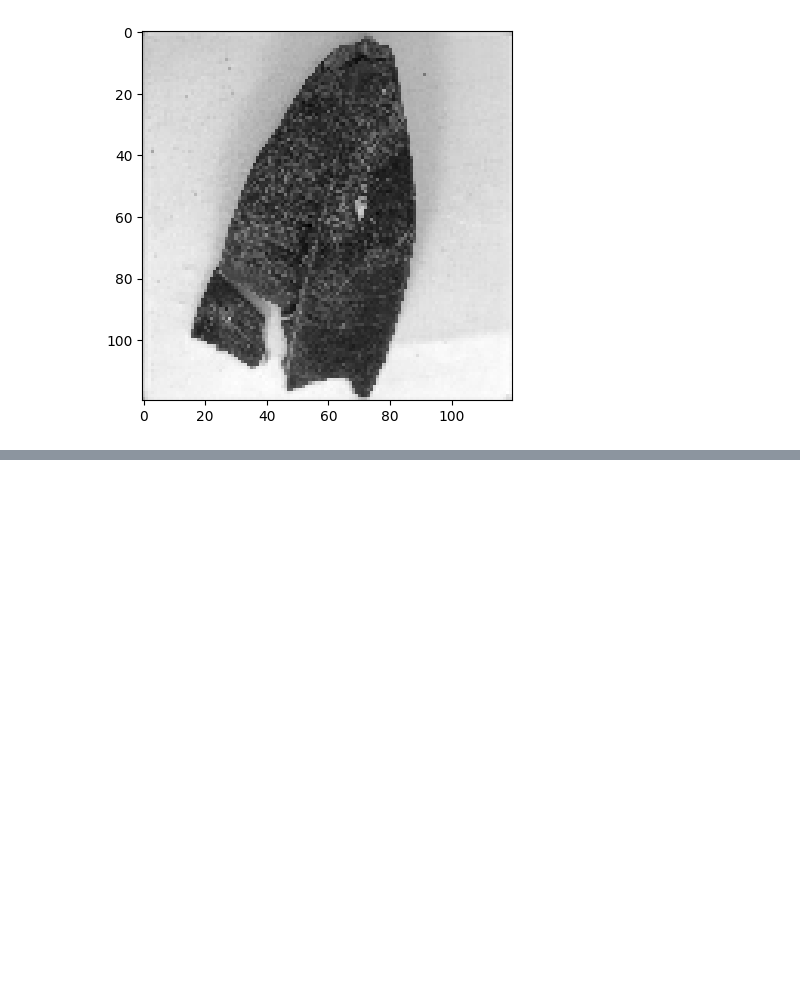
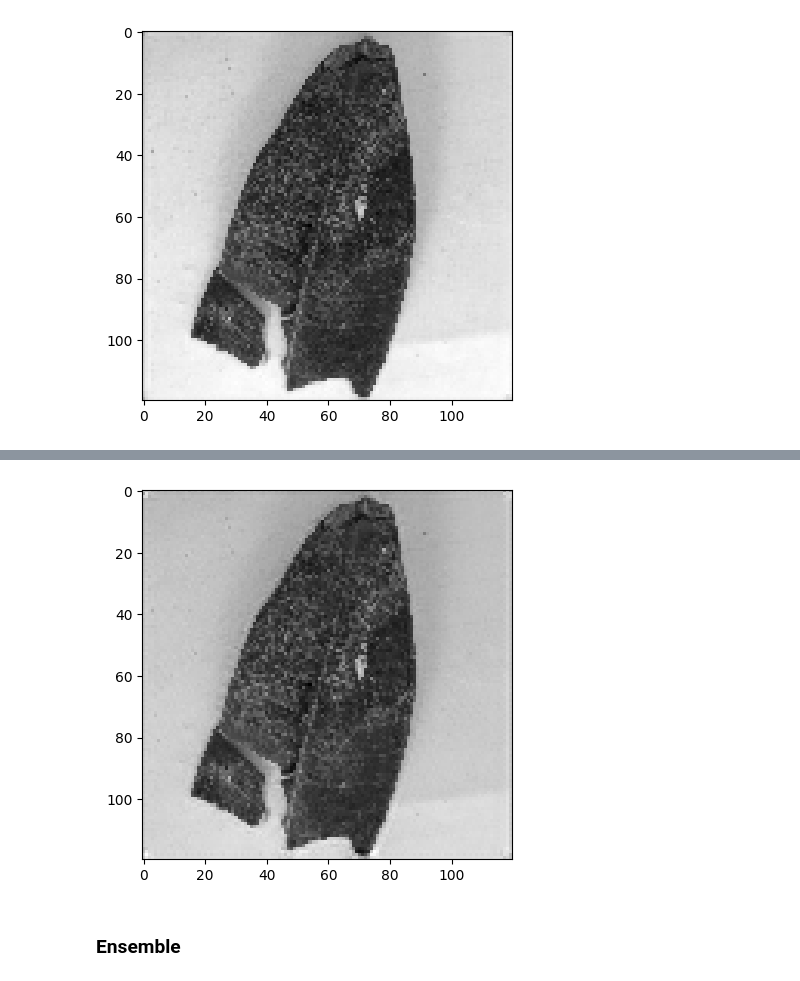
Before and after one commit to DarshilPungalia/Auto-Forest, a Jupyter notebook: autoforest.ipynb, the cells around one changed output, grey strips where cells are left out. Drawn from its saved outputs; the diff is of its cells as text; code cells hidden in the pictures; blank space fills up the shorter version.

```diff
--- a/autoforest.ipynb
+++ b/autoforest.ipynb
@@ -865,0 +873,10 @@ perceptualEncoder.save(r'models/UResNetEncoder.keras')
+# %%
+# Attention Gate
+def Attention(x, g, inter_channels):
+    theta = tf.keras.layers.Conv2D(inter_channels, (1, 1), padding='same')(x)
+    phi = tf.keras.layers.Conv2D(inter_channels, (1, 1), padding='same')(g)
+    add = tf.keras.layers.Add()([theta, phi])
+    act = tf.keras.layers.Activation('relu')(add)
+    psi = tf.keras.layers.Conv2D(1, (1, 1), padding='same')(act)
+    sig = tf.keras.layers.Activation('sigmoid')(psi)
+    return tf.keras.layers.Multiply()([x, sig])
@@ -865,0 +960,7 @@ perceptualEncoder.save(r'models/UResNetEncoder.keras')
+# %%
+attentionEncoder.compile(optimizer=tf.keras.optimizers.Adam(learning_rate=1e-4), loss=cross_similarity)
+
+attentionEncoder.fit(
+    trainData.repeat(),
+    epochs=20,
+    steps_per_epoch=50)
@@ -865,0 +986,4 @@ perceptualEncoder.save(r'models/UResNetEncoder.keras')
+# %%
+prediction6 = attentionEncoder.predict(testImg)
+plt.imshow(prediction6[0], cmap='gray');
+# %% [output]
@@ -865,0 +991 @@ perceptualEncoder.save(r'models/UResNetEncoder.keras')
+[figure, added]
@@ -866,3 +994,5 @@ perceptualEncoder.save(r'models/UResNetEncoder.keras')
+# %% [markdown]
+### Ensemble
 # %%
 def ensemble_prediction(models, input_batch, method='average', weights=None):
     outputs = [model.predict(input_batch) for model in models]
```
Also changed, not shown: parts of 12 cells of this notebook, 5 other files.
